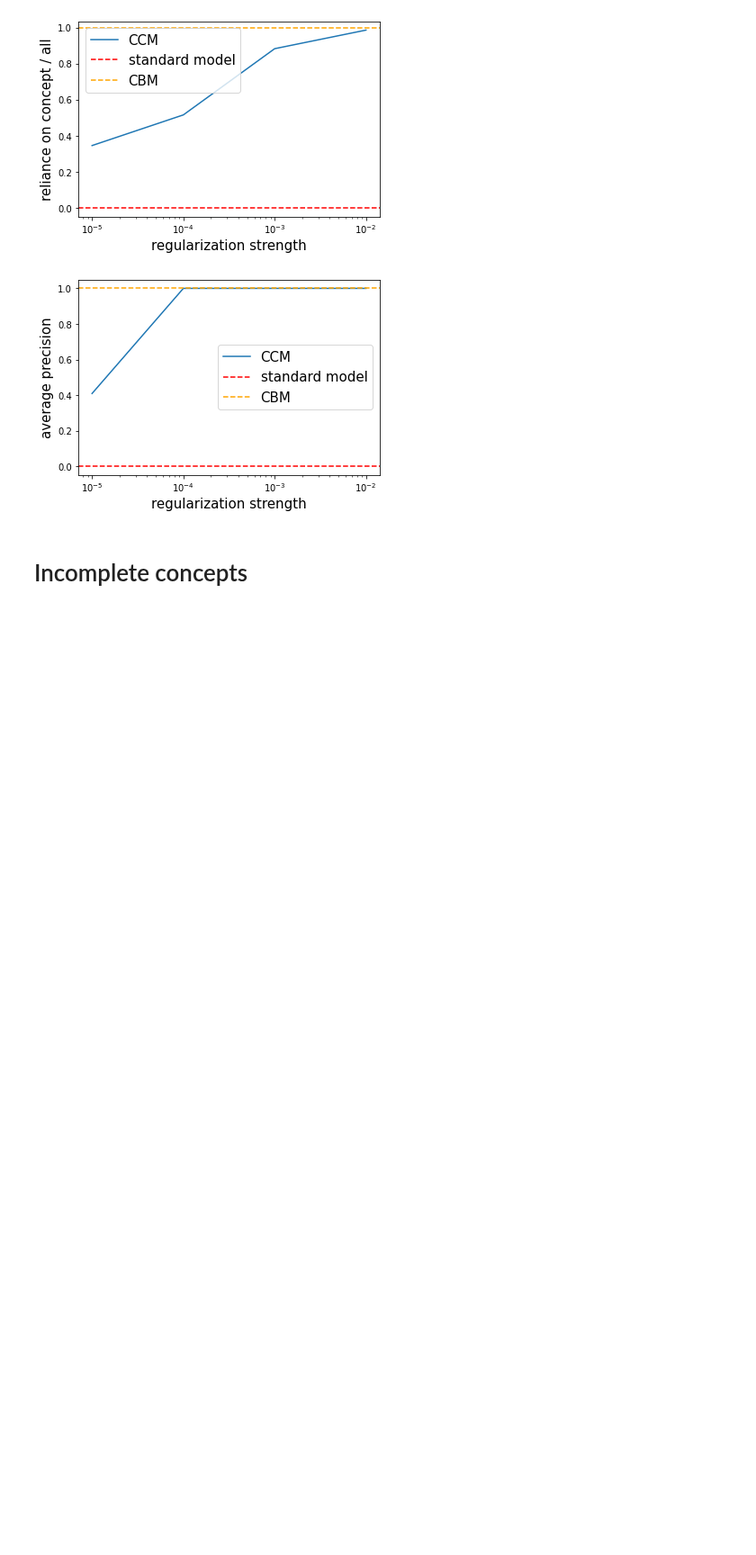
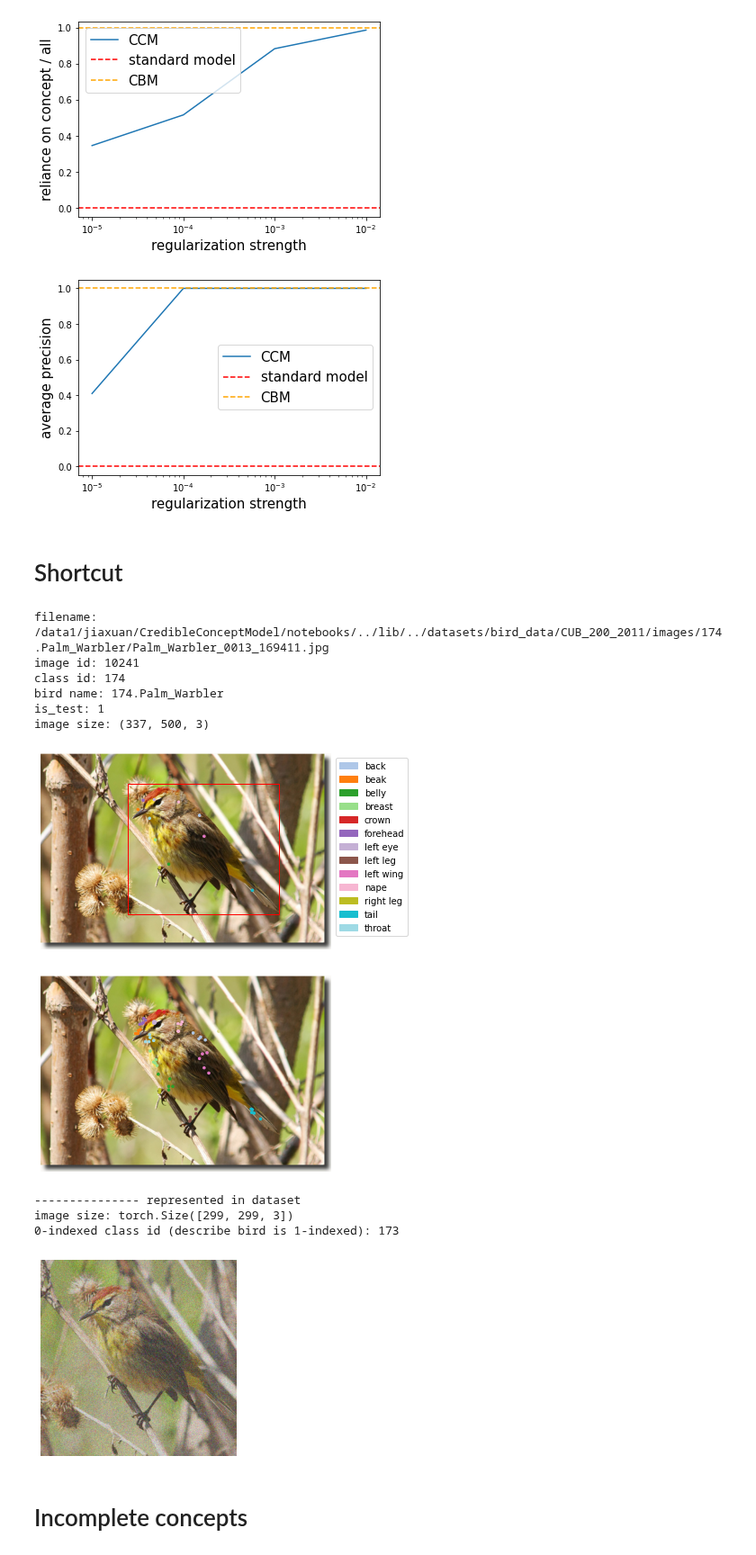
Before and after one commit to nathanwang000/ConceptCredibleModel, a Jupyter notebook: notebooks/birds_standard.ipynb, the cells around one changed output. Shown at 90% size. Saved outputs shown, nothing was run; the diff lists cells and outputs as text; code cells hidden in the pictures; blank space fills up the shorter version.

```diff
--- a/notebooks/birds_standard.ipynb
+++ b/notebooks/birds_standard.ipynb
@@ -40,19 +41,20 @@ test_indices = [i for i in range(len(cub)) if is_test_bird_idx(birdfile2idx(cub.
 cub_train = CUB_train_transform(Subset(cub, train_indices))
 cub_test = CUB_test_transform(Subset(cub, test_indices))
 
-def show_cub_data(dataset, idx):
-    filename = dataset[idx]['filename']
+def show_cub_data(d):
+    '''d is dataset[idx]'''
+    filename = d['filename']
     describe_bird(filename)
 
     print('--------------- represented in dataset')
-    im, y = dataset[idx]['x'].permute(1,2,0), dataset[idx]['y']
+    im, y = d['x'].permute(1,2,0), d['y']
     print('image size:',  im.shape)
     plt.imshow((im - im.min()) / (im.max() - im.min()))
     print('0-indexed class id (describe bird is 1-indexed):', y)
     plt.axis('off')
     plt.show()
 
-show_cub_data(cub_test, 30)
+show_cub_data(cub_test[30])
 # %% [output]
 # images: 11780
 filename: /data1/jiaxuan/CredibleConceptModel/notebooks/../lib/../datasets/bird_data/CUB_200_2011/images/174.Palm_Warbler/Palm_Warbler_0046_169837.jpg
@@ -225,6 +228,25 @@ plt.ylabel('average precision', fontsize=15)
 plt.show()
 # %% [output]
 [figure]
+# %% [markdown]
+# Shortcut
+# %%
+d = cub_test[33]
+show_cub_data(class_dependent_noise_transform(d, (d['y']+1) * 2, sigma_max=0.1, threshold=1))
+# show_cub_data(d)
+# %% [output]
+filename: /data1/jiaxuan/CredibleConceptModel/notebooks/../lib/../datasets/bird_data/CUB_200_2011/images/174.Palm_Warbler/Palm_Warbler_0013_169411.jpg
+image id: 10241
+class id: 174
+bird name: 174.Palm_Warbler
+is_test: 1
+image size: (337, 500, 3)
+[figure, added]
+[figure, added]
+--------------- represented in dataset
+image size: torch.Size([299, 299, 3])
+0-indexed class id (describe bird is 1-indexed): 173
+[figure, added]
 # %% [markdown]
 # Incomplete concepts
 # %%
```
Also changed, not shown: parts of 4 cells of this notebook, 7 other files.
